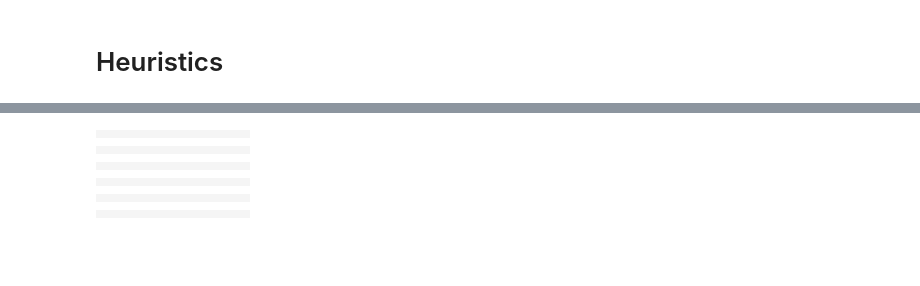
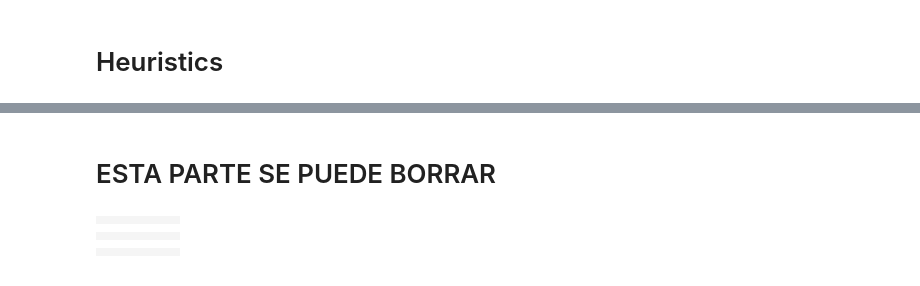
Before and after one commit to maumruiz/Problem-Solving-Agents, a Jupyter notebook: Assignment04.ipynb, the cells around one changed output, grey strips where cells are left out. Drawn from its saved outputs; the diff is of its cells as text; code cells hidden in the pictures; blank space fills up the shorter version.

```diff
--- a/Assignment04.ipynb
+++ b/Assignment04.ipynb
@@ -224,0 +301,11 @@ def heuristic_two(node):
+# %%
+initial_state = tuple([(0,0), (1,1), (2,0), (0,3),(1,4)])
+size = 5
+
+environment = CleanupPuzzleEnvironment(size, size)
+
+for s in initial_state:
+    ball = Ball()
+    environment.add_thing(ball, s)
+
+print(environment)
@@ -226,0 +559,11 @@ def heuristic_two(node):
+# %%
+initial_state = tuple([(1,0), (2,1), (2,4), (3,0), (3,3), (3,5), (4,2), (4,4), (5,1), (5,3),(0,2),(1,3),(0,4)])
+size = 6
+
+environment = CleanupPuzzleEnvironment(size, size)
+
+for s in initial_state:
+    ball = Ball()
+    environment.add_thing(ball, s)
+
+print(environment)
@@ -226,0 +857,11 @@ def heuristic_two(node):
+# %%
+initial_state = [(0,3), (1,2), (1,4), (2,3), (3,7), (4,6), (4,3), (5,2), (5,4), (6,3), (5,9), (6,8), (6,9), (7,8), (7,10), (8,0), (8,5), (8,9), (9,1), (9,4), (9,6), (10,0), (10,5)]
+size = 11
+
+environment = CleanupPuzzleEnvironment(size, size)
+
+for s in initial_state:
+    ball = Ball()
+    environment.add_thing(ball, s)
+
+print(environment)
@@ -227,27 +1270,24 @@ def heuristic_two(node):
+# %% [markdown]
+# ESTA PARTE SE PUEDE BORRAR
 # %%
 initial_state = tuple([(0,0), (1,1), (2,0), (3,3), (4,2), (4,4)])
 initial_state = tuple([(1,0), (2,1), (2,4), (3,0), (3,3), (3,5), (4,2), (4,4), (5,1), (5,3)])
-initial_state = tuple([(0,3), (1,2), (1,4), (2,3), (3,7), (4,6), (4,3), (5,2), (5,4), (6,3), (5,9), (6,8), (6,9), (7,8), (7,10), (8,0), (8,5), (8,9), (9,1), (9,4), (9,6), (10,0), (10,5)])
-size = 11
+# initial_state = tuple([(0,3), (1,2), (1,4), (2,3), (3,7), (4,6), (4,3), (5,2), (5,4), (6,3), (5,9), (6,8), (6,9), (7,8), (7,10), (8,0), (8,5), (8,9), (9,1), (9,4), (9,6), (10,0), (10,5)])
+size = 6
 
 environment = CleanupPuzzleEnvironment(size, size)
 
 for s in initial_state:
     ball = Ball()
     environment.add_thing(ball, s)
 
 print(environment)
 # %% [output]
-|  |  |  |  |  |  |  |  |  |  |  |
-|  |  |  |  |  |  |  |  |  |  |  |
-|  |  |  |  |  |  |  |  |  |  |  |
-|  |  |  |  |  |  |  |  |  |  |  |
-|  |  |  |  |  |  |  |  |  |  |  |
-|  |  |  |  |  |  |  |  |  |  |  |
-|  |  |  |  |  |  |  |  |  |  |  |
-|  |  |  |  |  |  |  |  |  |  |  |
-|  |  |  |  |  |  |  |  |  |  |  |
-|  |  |  |  |  |  |  |  |  |  |  |
-|  |  |  |  |  |  |  |  |  |  |  |
+|  |  |  |  |  |  |
+|  |  |  |  |  |  |
+|  |  |  |  |  |  |
+|  |  |  |  |  |  |
+|  |  |  |  |  |  |
+|  |  |  |  |  |  |
 # %%
 # initial_state = [(0,0), (1,1), (2,0), (4,3), (3,2), (3,4), (1,2), (0,3), (1,4)]
```
Also changed, not shown: parts of 52 cells of this notebook.
